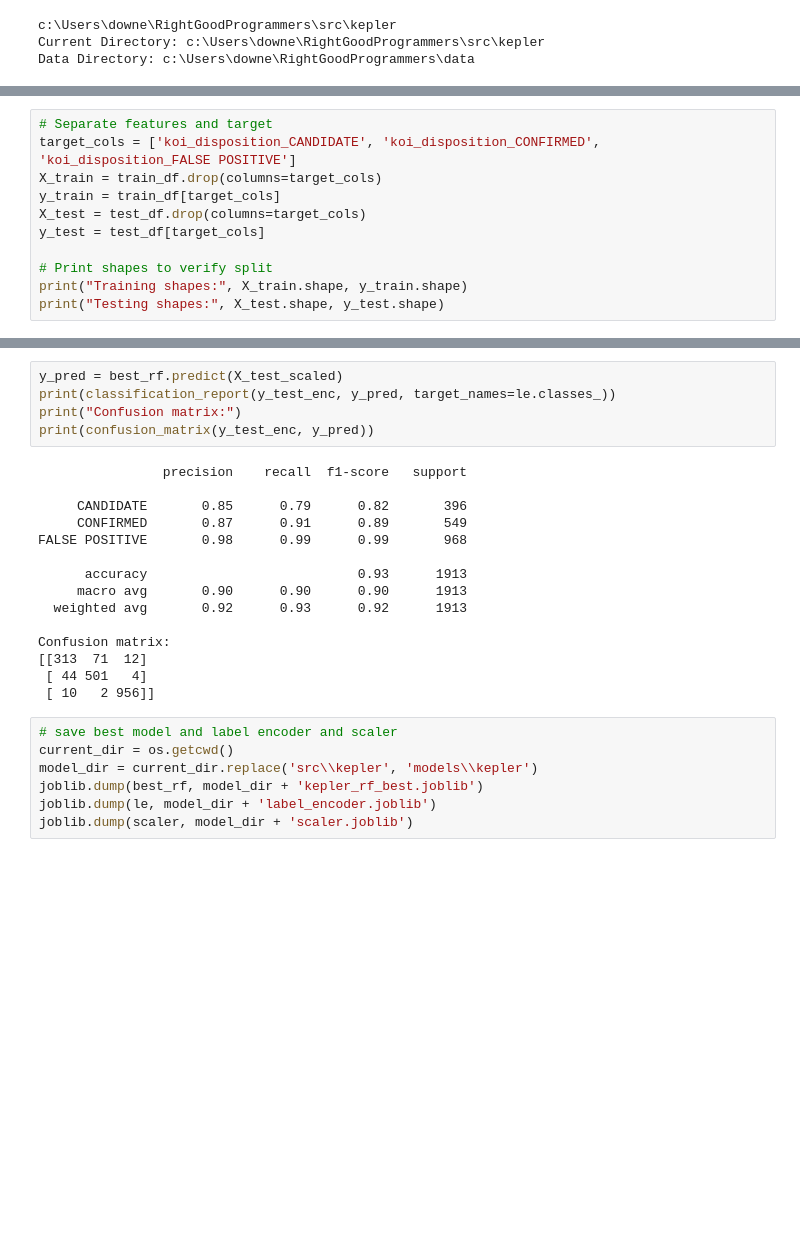
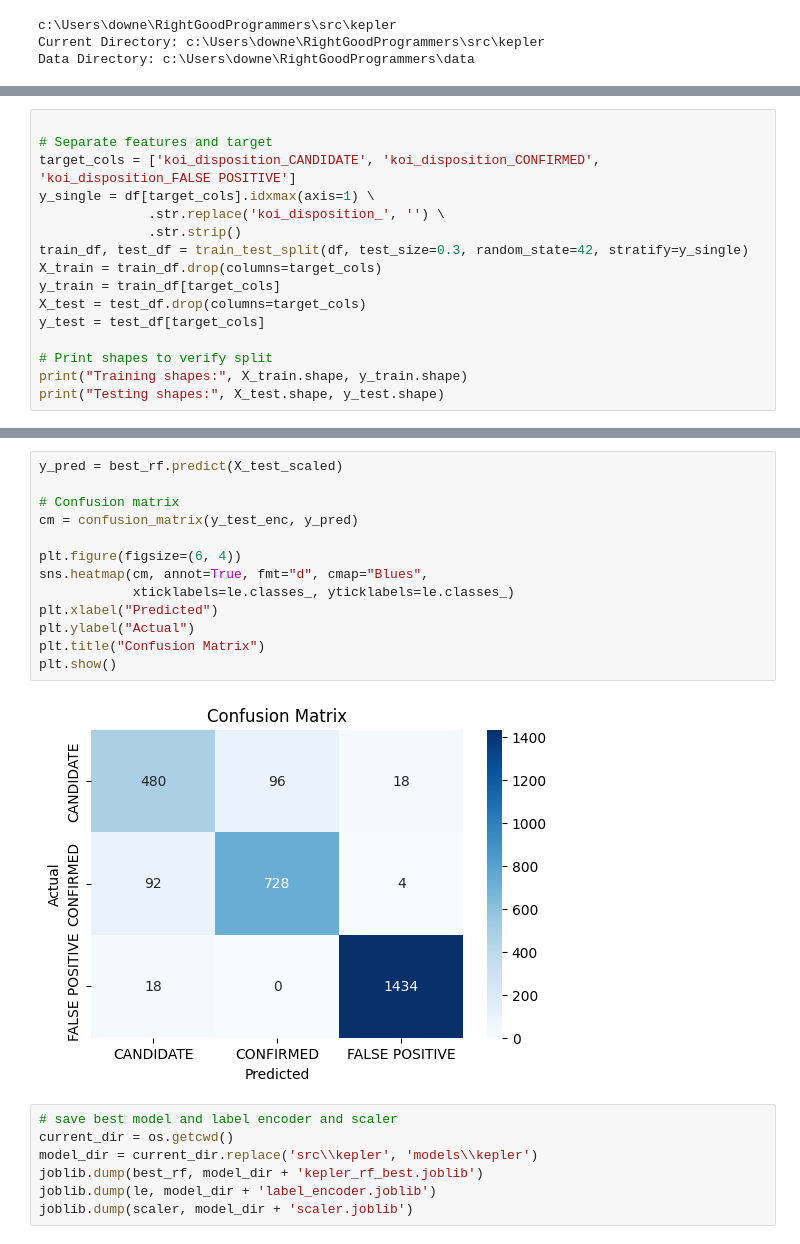
Before and after one commit to CPower04/RightGoodProgrammers, a Jupyter notebook: src/kepler/kepler_predictor.ipynb, the cells around one changed output, grey strips where cells are left out. Drawn from its saved outputs; the diff is of its cells as text; blank space fills up the shorter version.

```diff
--- a/src/kepler/kepler_predictor.ipynb
+++ b/src/kepler/kepler_predictor.ipynb
@@ -30,6 +27,11 @@ train_df, test_df = train_test_split(df, test_size=0.2, random_state=42, stratif
 # %%
+
 # Separate features and target
 target_cols = ['koi_disposition_CANDIDATE', 'koi_disposition_CONFIRMED', 'koi_disposition_FALSE POSITIVE']
+y_single = df[target_cols].idxmax(axis=1) \
+              .str.replace('koi_disposition_', '') \
+              .str.strip()
+train_df, test_df = train_test_split(df, test_size=0.3, random_state=42, stratify=y_single)
 X_train = train_df.drop(columns=target_cols)
 y_train = train_df[target_cols]
 X_test = test_df.drop(columns=target_cols)
@@ -135,23 +159,18 @@ Best F1 score: 0.9246
 # %%
 y_pred = best_rf.predict(X_test_scaled)
-print(classification_report(y_test_enc, y_pred, target_names=le.classes_))
-print("Confusion matrix:")
-print(confusion_matrix(y_test_enc, y_pred))
+
+# Confusion matrix
+cm = confusion_matrix(y_test_enc, y_pred)
+
+plt.figure(figsize=(6, 4))
+sns.heatmap(cm, annot=True, fmt="d", cmap="Blues",
+            xticklabels=le.classes_, yticklabels=le.classes_)
+plt.xlabel("Predicted")
+plt.ylabel("Actual")
+plt.title("Confusion Matrix")
+plt.show()
 # %% [output]
-                precision    recall  f1-score   support
-
-     CANDIDATE       0.85      0.79      0.82       396
-     CONFIRMED       0.87      0.91      0.89       549
-FALSE POSITIVE       0.98      0.99      0.99       968
-
-      accuracy                           0.93      1913
-     macro avg       0.90      0.90      0.90      1913
-  weighted avg       0.92      0.93      0.92      1913
-
-Confusion matrix:
-[[313  71  12]
- [ 44 501   4]
- [ 10   2 956]]
+[figure, added]
 # %%
 # save best model and label encoder and scaler
 current_dir = os.getcwd()
```
Also changed, not shown: parts of 5 cells of this notebook, 3 other files.
